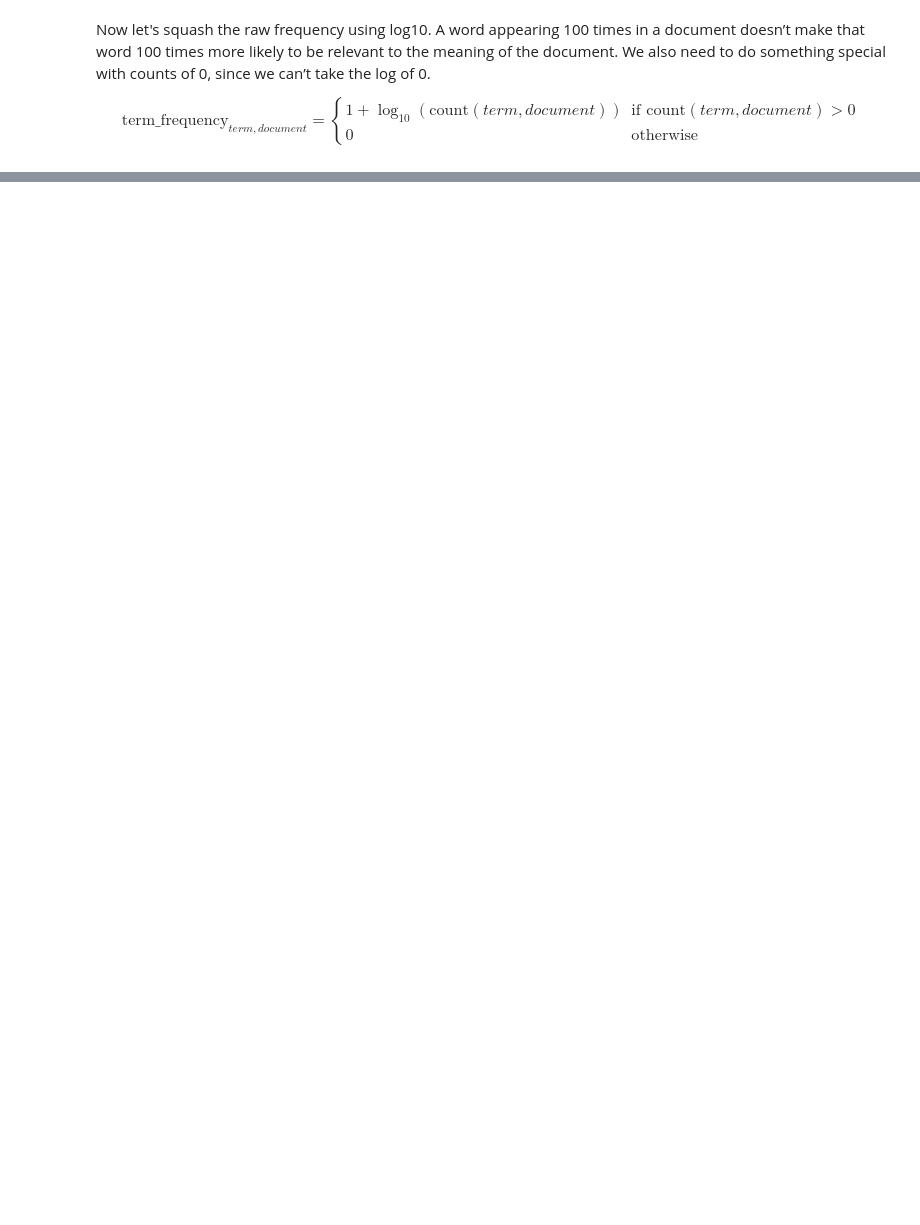
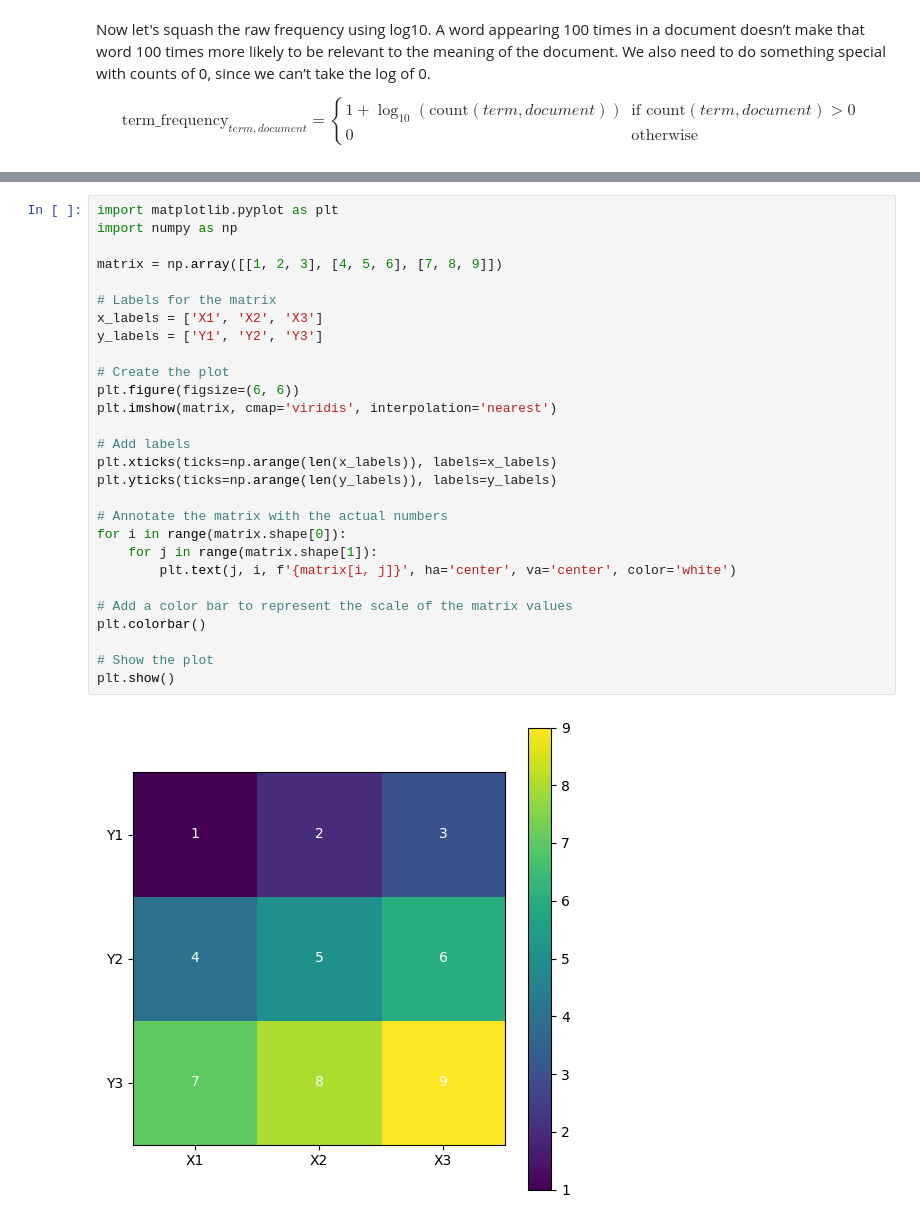
Before and after one commit to chrisjamesbond/tf-idf, a Jupyter notebook: tf-idf.ipynb, the cells around one changed output, grey strips where cells are left out. Drawn from its saved outputs; the diff is of its cells as text; blank space fills up the shorter version.

```diff
--- a/tf-idf.ipynb
+++ b/tf-idf.ipynb
@@ -127,0 +192,30 @@ Term frequency for ebook:
+# %%
+import matplotlib.pyplot as plt
+import numpy as np
+
+matrix = np.array([[1, 2, 3], [4, 5, 6], [7, 8, 9]])
+
+# Labels for the matrix
+x_labels = ['X1', 'X2', 'X3']
+y_labels = ['Y1', 'Y2', 'Y3']
+
+# Create the plot
+plt.figure(figsize=(6, 6))
+plt.imshow(matrix, cmap='viridis', interpolation='nearest')
+
+# Add labels
+plt.xticks(ticks=np.arange(len(x_labels)), labels=x_labels)
+plt.yticks(ticks=np.arange(len(y_labels)), labels=y_labels)
+
+# Annotate the matrix with the actual numbers
+for i in range(matrix.shape[0]):
+    for j in range(matrix.shape[1]):
+        plt.text(j, i, f'{matrix[i, j]}', ha='center', va='center', color='white')
+
+# Add a color bar to represent the scale of the matrix values
+plt.colorbar()
+
+# Show the plot
+plt.show()
+# %% [output]
+[figure, added]
```
Also changed, not shown: parts of 8 cells of this notebook.
